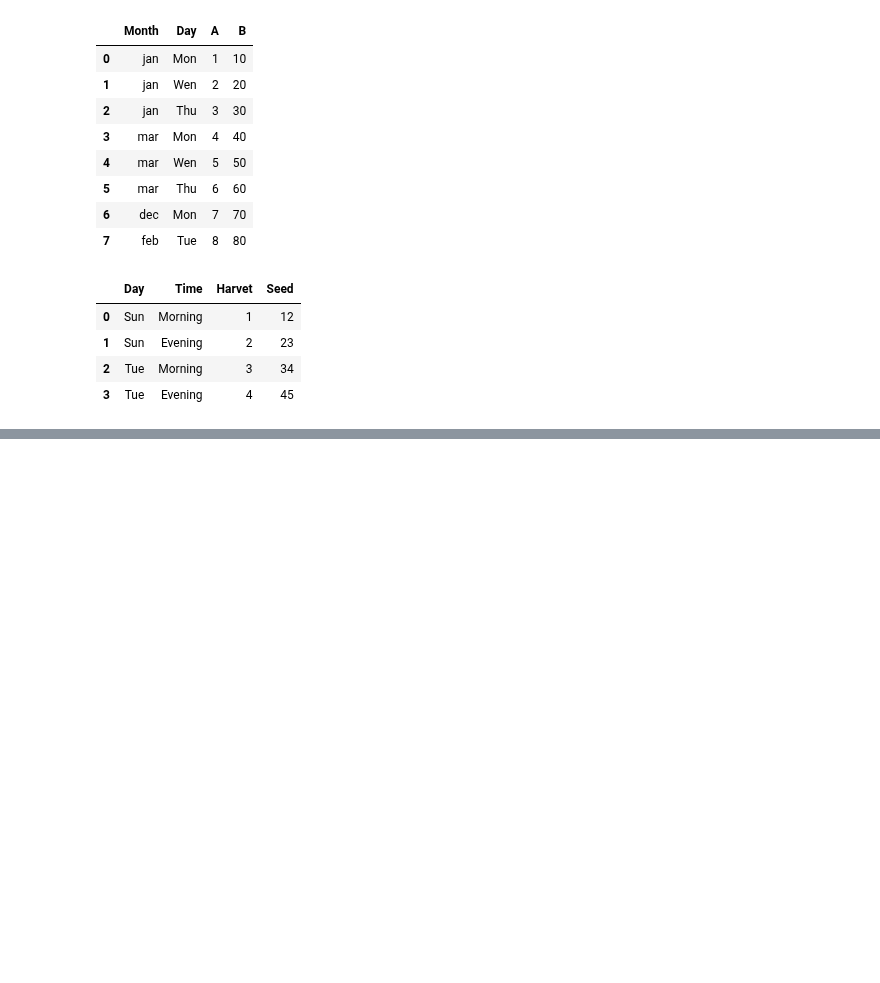
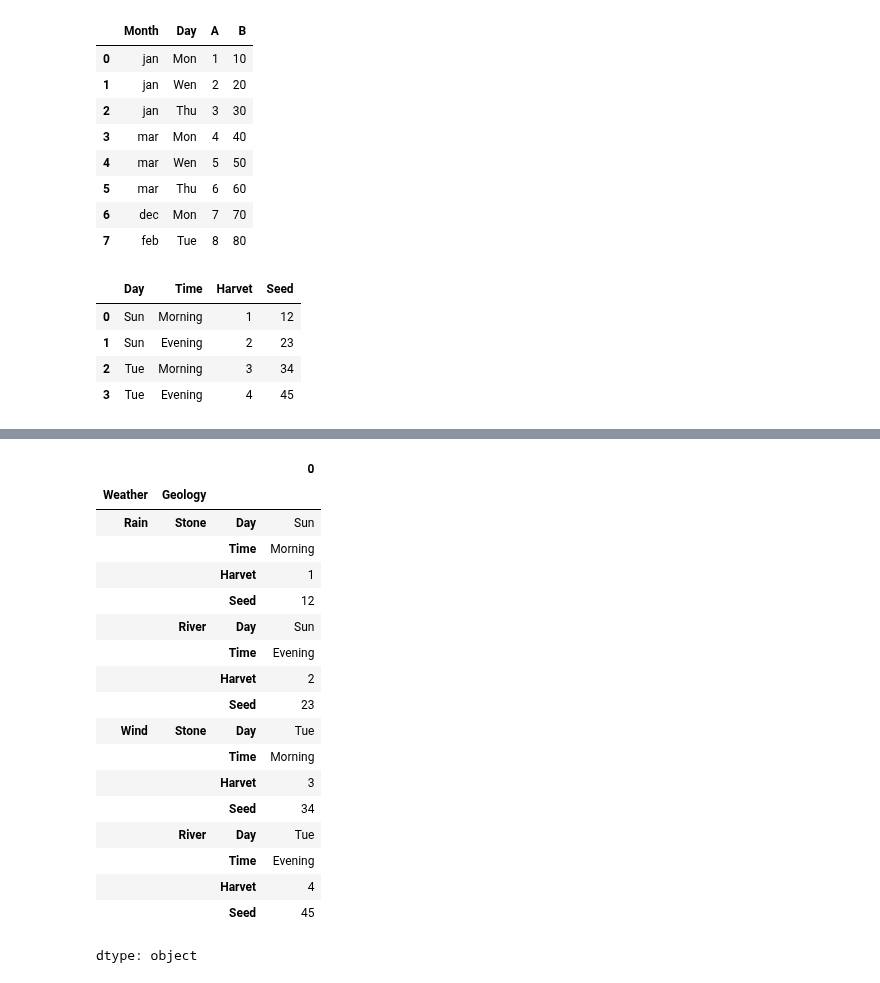
Before and after one commit to ramnagella/Demo, a Jupyter notebook: DA_Day8.ipynb, the cells around one changed output, grey strips where cells are left out. Cells and saved outputs as stored; diff of their text form; code cells hidden in the pictures; blank space fills up the shorter version.

```diff
--- a/DA_Day8.ipynb
+++ b/DA_Day8.ipynb
@@ -319,0 +327,5 @@ df11
+# %%
+import pandas as pd
+tuple_list=list(zip(['Rain','Rain','Wind','Wind'],['Stone','River','Stone','River']))
+index1=pd.MultiIndex.from_tuples(tuple_list,names=['Weather','Geology'])
+index1
@@ -319,0 +338,8 @@ df11
+# %%
+df20=pd.DataFrame({
+    'Day':['Sun','Sun','Tue','Tue'],
+    'Time':['Morning','Evening','Morning','Evening'],
+    'Harvet':[1,2,3,4],
+    'Seed':[12,23,34,45]
+},index=index1)
+df20
@@ -319,0 +404,23 @@ df11
+# %%
+df20=df20.stack()
+df20
+# %% [output]
+|  |  |  | 0 |
+| Weather | Geology |  |  |
+| Rain | Stone | Day | Sun |
+|  |  | Time | Morning |
+|  |  | Harvet | 1 |
+|  |  | Seed | 12 |
+|  | River | Day | Sun |
+|  |  | Time | Evening |
+|  |  | Harvet | 2 |
+|  |  | Seed | 23 |
+| Wind | Stone | Day | Tue |
+|  |  | Time | Morning |
+|  |  | Harvet | 3 |
+|  |  | Seed | 34 |
+|  | River | Day | Tue |
+|  |  | Time | Evening |
+|  |  | Harvet | 4 |
+|  |  | Seed | 45 |
+dtype: object
```
Also changed, not shown: parts of 15 cells of this notebook.
